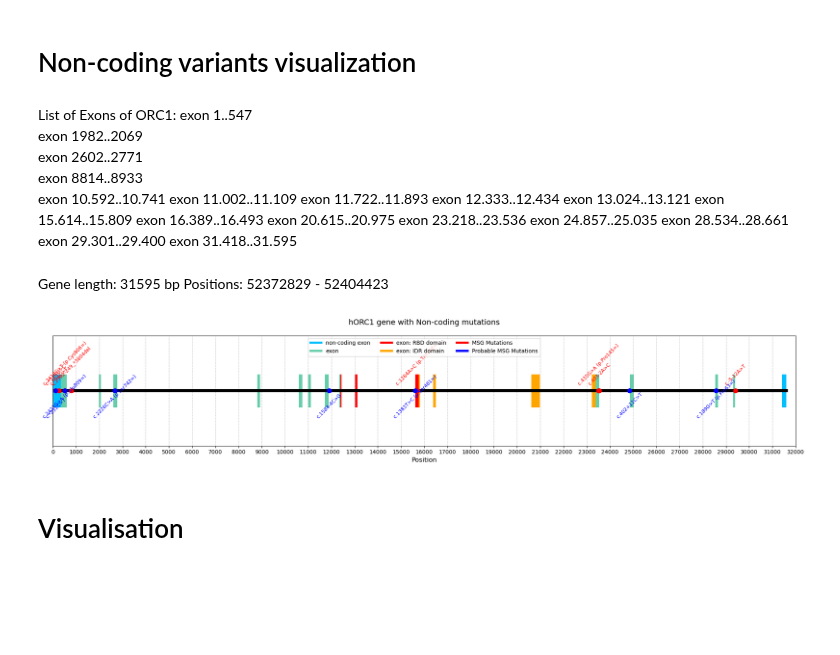
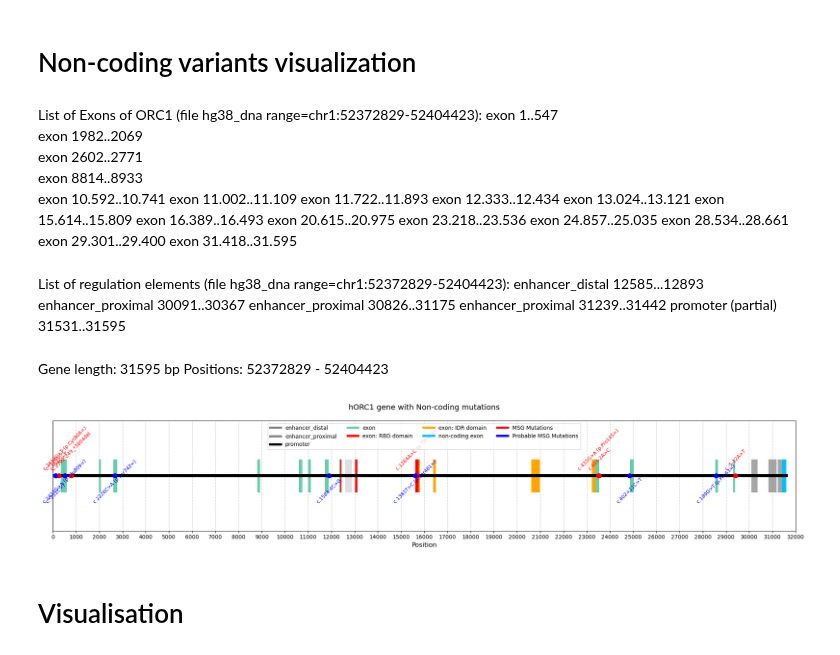
Before and after one commit to Lopatushka/ORC1, a Jupyter notebook: clinvar_analysis.ipynb, the cells around one changed output. Saved outputs shown, nothing was run; the diff lists cells and outputs as text; code cells hidden in the pictures; blank space fills up the shorter version.

Commit message:
add regulatory elements

```diff
--- a/clinvar_analysis.ipynb
+++ b/clinvar_analysis.ipynb
@@ -132,7 +104,7 @@ dtype: int64
 # %% [markdown]
 # Non-coding variants visualization
 # %% [markdown]
-List of Exons of ORC1:
+List of Exons of ORC1 (file hg38_dna range=chr1:52372829-52404423):
 exon          	1..547
 exon          	1982..2069
 exon          	2602..2771
@@ -150,6 +122,13 @@ exon          	24.857..25.035
 exon          	28.534..28.661
 exon          	29.301..29.400
 exon          	31.418..31.595
+# %% [markdown]
+List of regulation elements (file hg38_dna range=chr1:52372829-52404423):
+enhancer_distal 12585...12893
+enhancer_proximal 30091..30367
+enhancer_proximal 30826..31175
+enhancer_proximal 31239..31442
+promoter (partial) 31531..31595
 # %% [markdown]
 Gene length: 31595 bp
 Positions: 52372829 - 52404423
@@ -180,7 +159,14 @@ MGS_probable_non_coding_muts["New_name"] = MGS_probable_non_coding_muts['Name'].
 # Define protein information
 protein_length = 31595  # Gene length
 domains = [
-    {"name": "non-coding exon", "start": 1, "end": 352, "color": "deepskyblue", "alpha": 1},
+    # regulatory elements
+    {"name": "enhancer_distal", "start": 12585, "end": 12893, "color": "grey", "alpha": 0.25},
+    {"name": "enhancer_proximal", "start": 30091, "end": 30367, "color": "grey", "alpha": 0.7},
+    {"name": "enhancer_proximal", "start": 30826, "end": 31175, "color": "grey", "alpha": 0.7},
+    {"name": "enhancer_proximal", "start": 31239, "end": 31442, "color": "grey", "alpha": 0.7},
+    {"name": "promoter", "start": 31531, "end": 31595, "color": "black", "alpha": 1},
+
+    {"name": "non-coding exon", "start": 1, "end": 352, "color": "deepskyblue", "alpha": 0.5},
     {"name": "exon", "start": 353, "end": 597, "color": "mediumaquamarine", "alpha": 1},
 
     {"name": "exon", "start": 1982, "end": 2069, "color": "mediumaquamarine", "alpha": 1},
@@ -213,7 +199,7 @@ domains = [
     {"name": "exon", "start": 29301, "end": 29396, "color": "mediumaquamarine", "alpha": 1},
     {"name": "non-coding exon", "start": 29397, "end": 29400, "color": "deepskyblue", "alpha": 1},
 
-    {"name": "exon", "start": 31418, "end": 31595, "color": "deepskyblue", "alpha": 1}
+    {"name": "exon", "start": 31418, "end": 31595, "color": "deepskyblue", "alpha": 0.5}
 ]
 
 
@@ -270,35 +256,35 @@ for _, mutation in MGS_probable_non_coding_muts.iterrows():
     ax.text(
         mutation["New_location"],
         0.25,
         mutation["New_name"],
         ha="center",
         fontsize=9,
         rotation=45,
         color="blue"
     )
 
 
 
 # Add the unique legend
 ax.legend(handles=[plt.Line2D([0], [0], color=color, lw=4, label=label) for label, color in unique_labels.items()],
-          loc="upper center", ncol=3, frameon=True, fontsize=10)
+          loc="upper center", ncol=4, frameon=True, fontsize=10)
 
 # Add gridlines for alignment
 ax.grid(axis="x", color="gray", linestyle="--", linewidth=0.5, alpha=0.7)
 
 # Add labels and title
 ax.set_xlim(0, protein_length)
 ax.set_ylim(0, 1)
 ax.set_xticks(range(0, protein_length + 1000, 1000))
 ax.set_yticks([])
 ax.set_xlabel("Position", fontsize=12)
 ax.set_title("hORC1 gene with Non-coding mutations", fontsize=14, pad=20)
 
 # Show the plot
 plt.tight_layout()
 plt.show()
 # %% [output]
-[figure, old version]
+[figure, new version]
 # %%
 # Data
 grouped_counts = noncoding.groupby("Germline review status")["Condition_new"].value_counts()
```
Also changed, not shown: parts of 10 cells of this notebook.
